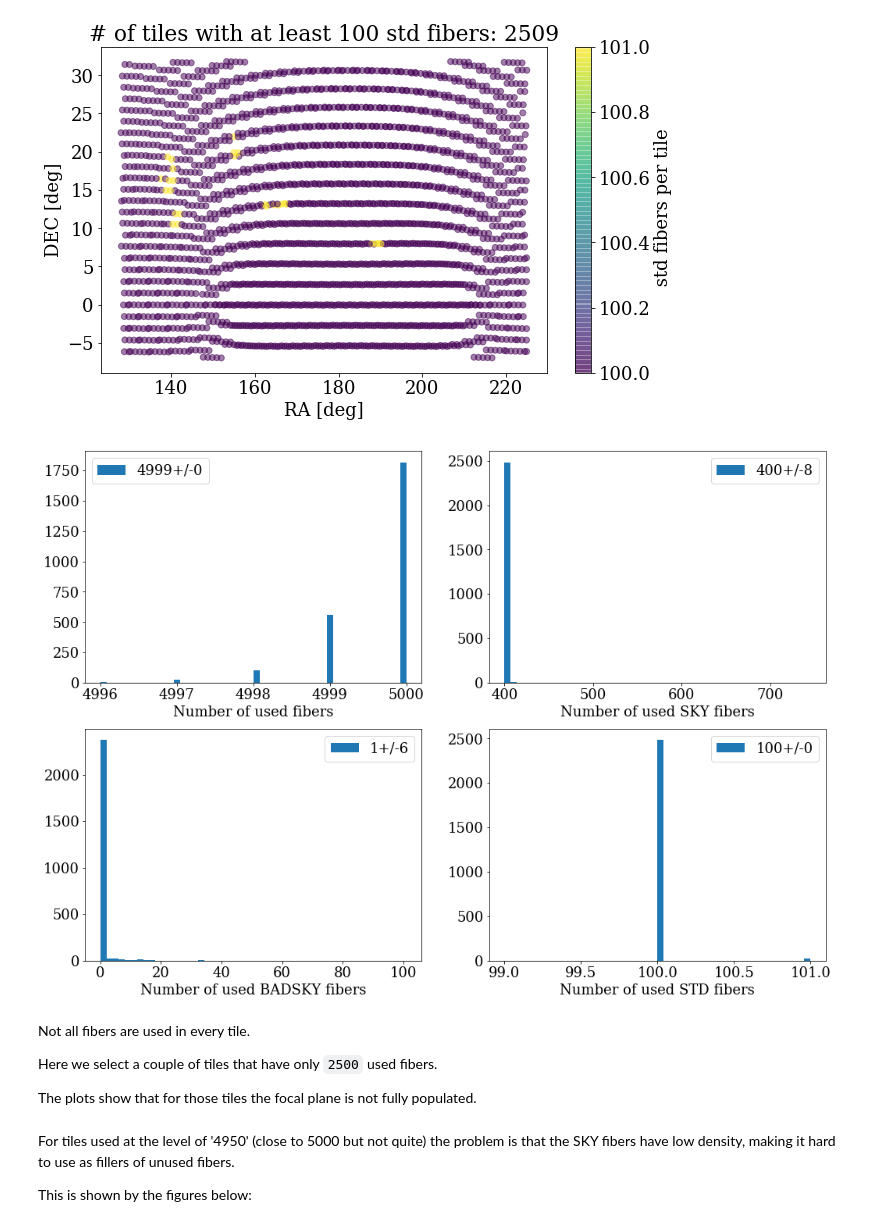
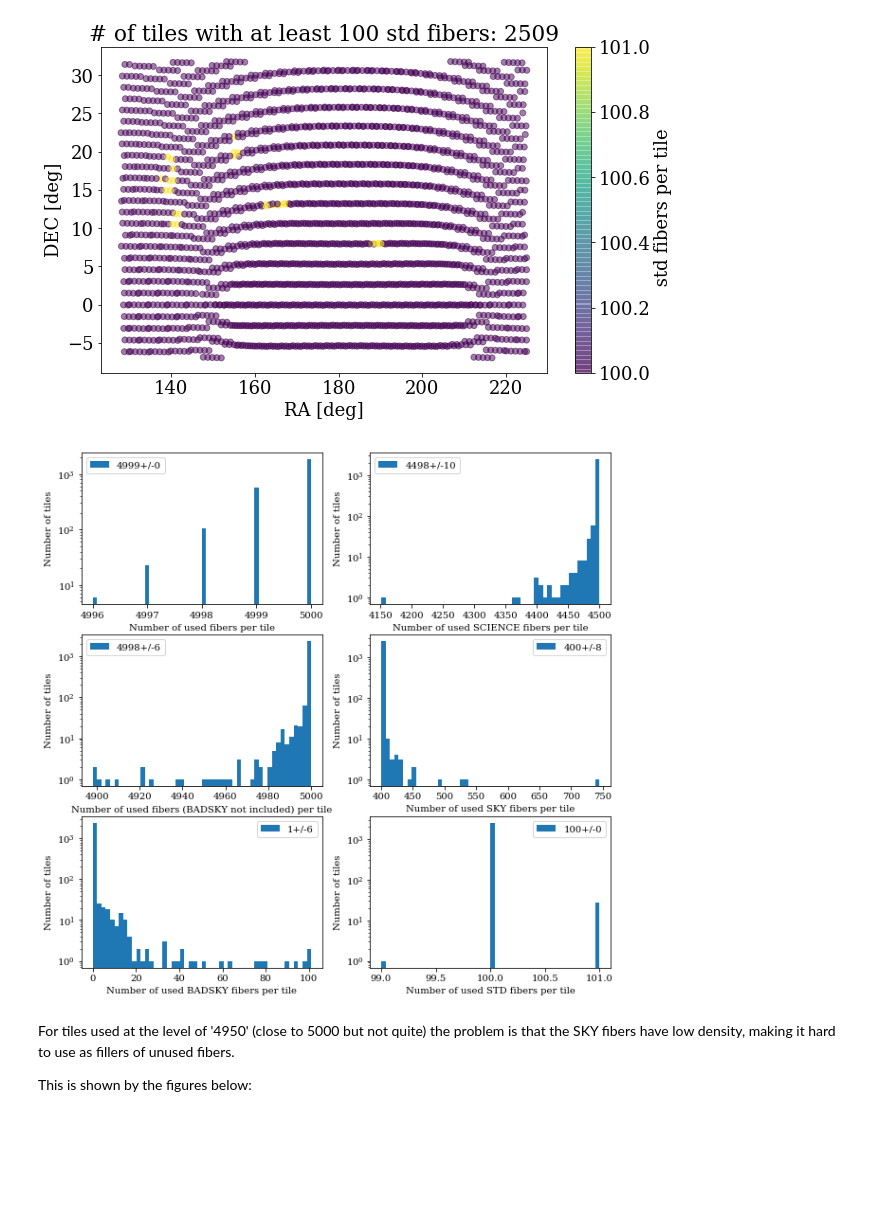
Before and after one commit to forero/fiberassign_explore, a Jupyter notebook: stats_observations.ipynb, the cells around one changed output. Saved outputs shown, nothing was run; the diff lists cells and outputs as text; code cells hidden in the pictures; blank space fills up the shorter version.

```diff
--- a/stats_observations.ipynb
+++ b/stats_observations.ipynb
@@ -261,44 +305,66 @@ plot_footprint(counts, field='STD', limit=100, threshold='above')
 # %%
 # Distribution of number densities
 
-plt.figure(figsize=(17,12))
+plt.figure(figsize=(10,10))
 
-plt.subplot(2,2,1)
+plt.subplot(3,2,1)
 n = np.int(np.mean(counts['NUSED']))
 s = np.int(np.std(counts['NUSED']))
-_ = plt.hist(counts['NUSED'], bins=50, label='{}+/-{}'.format(n,s))
-plt.xlabel('Number of used fibers')
+_ = plt.hist(counts['NUSED'], bins=50, label='{}+/-{}'.format(n,s), log=True)
+plt.xlabel('Number of used fibers per tile')
+plt.ylabel('Number of tiles')
+
 plt.legend()
 
 
-plt.subplot(2,2,2)
-n = np.int(np.mean(counts['NSKY']))
-s = np.int(np.std(counts['NSKY']))
-_ = plt.hist(counts['NSKY'], bins=50, label='{}+/-{}'.format(n,s))
-plt.xlabel('Number of used SKY fibers')
-plt.legend()
+plt.subplot(3,2,2)
+n = np.int(np.mean(counts['NSCIENCE']))
+s = np.int(np.std(counts['NSCIENCE']))
+_ = plt.hist(counts['NSCIENCE'], bins=50, label='{}+/-{}'.format(n,s), log=True)
+plt.xlabel('Number of used SCIENCE fibers per tile')
+plt.ylabel('Number of tiles')
 
-plt.subplot(2,2,3)
-n = np.int(np.mean(counts['NBADSKY']))
-s = np.int(np.std(counts['NBADSKY']))
-_ = plt.hist(counts['NBADSKY'], bins=50, label='{}+/-{}'.format(n,s))
-plt.xlabel('Number of used BADSKY fibers')
 plt.legend()
 
 
-plt.subplot(2,2,4)
+plt.subplot(3,2,3)
+n = np.int(np.mean(counts['NUSED']-counts['NBADSKY']))
+s = np.int(np.std(counts['NUSED']-counts['NBADSKY']))
+_ = plt.hist(counts['NUSED']-counts['NBADSKY'], bins=50, label='{}+/-{}'.format(n,s), log=True)
+plt.xlabel('Number of used fibers (BADSKY not included) per tile')
+plt.ylabel('Number of tiles')
+
+plt.legend()
+
+
+plt.subplot(3,2,4)
+n = np.int(np.mean(counts['NSKY']))
+s = np.int(np.std(counts['NSKY']))
+_ = plt.hist(counts['NSKY'], bins=50, label='{}+/-{}'.format(n,s), log=True)
+plt.xlabel('Number of used SKY fibers per tile')
+plt.ylabel('Number of tiles')
+
+plt.legend()
+
+plt.subplot(3,2,5)
+n = np.int(np.mean(counts['NBADSKY']))
+s = np.int(np.std(counts['NBADSKY']))
+_ = plt.hist(counts['NBADSKY'], bins=50, label='{}+/-{}'.format(n,s), log=True)
+plt.xlabel('Number of used BADSKY fibers per tile')
+plt.ylabel('Number of tiles')
+
+plt.legend()
+
+
+plt.subplot(3,2,6)
 n = np.int(np.mean(counts['NSTD']))
 s = np.int(np.std(counts['NSTD']))
-_ = plt.hist(counts['NSTD'], bins=50, label='{}+/-{}'.format(n,s))
-plt.xlabel('Number of used STD fibers')
+_ = plt.hist(counts['NSTD'], bins=50, label='{}+/-{}'.format(n,s), log=True)
+plt.xlabel('Number of used STD fibers per tile')
+plt.ylabel('Number of tiles')
+
 plt.legend()
 
 plt.savefig('doc/used_fibers.pdf', bbox_inches='tight')
 # %% [output]
-[figure, old version]
+[figure, new version]
-# %% [markdown]
-Not all fibers are used in every tile.
-
-Here we select a couple of tiles that have only `2500` used fibers.
-
-The plots show that for those tiles the focal plane is not fully populated.
```
Also changed, not shown: parts of 9 cells of this notebook, 2 other files.
